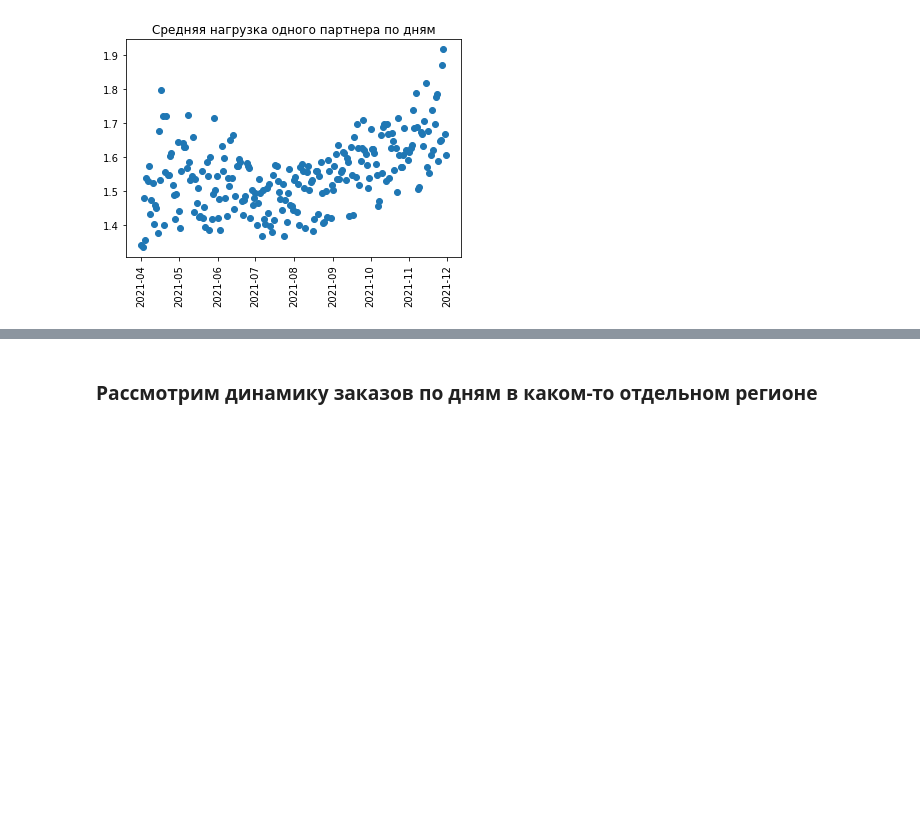
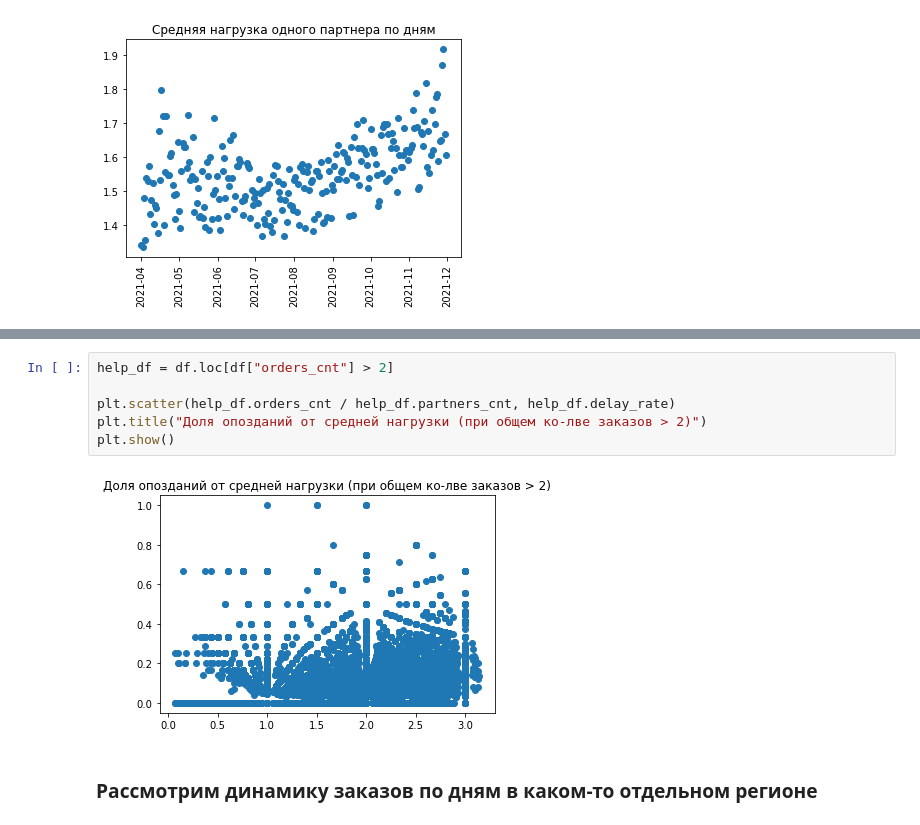
Before and after one commit to MikhailovDaniil/demand_forecasting_hackathon, a Jupyter notebook: draft.ipynb, the cells around one changed output, grey strips where cells are left out. Saved outputs shown, nothing was run; the diff lists cells and outputs as text; blank space fills up the shorter version.

```diff
--- a/draft.ipynb
+++ b/draft.ipynb
@@ -150,3 +166,11 @@ plt.show()
+# %%
+help_df = df.loc[df["orders_cnt"] > 2]
+
+plt.scatter(help_df.orders_cnt / help_df.partners_cnt, help_df.delay_rate)
+plt.title("Доля опозданий от средней нагрузки (при общем ко-лве заказов > 2)")
+plt.show()
+# %% [output]
+[figure, added]
 # %% [markdown]
 ### Рассмотрим динамику заказов по дням в каком-то отдельном регионе
 # %%
```
Also changed, not shown: parts of 2 cells of this notebook.
